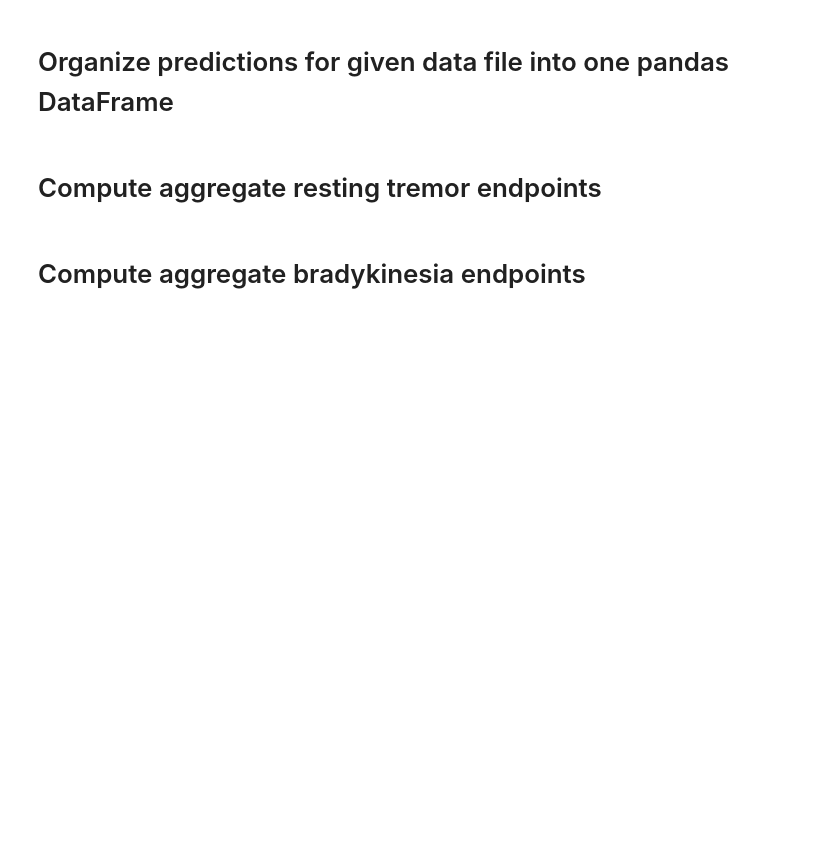
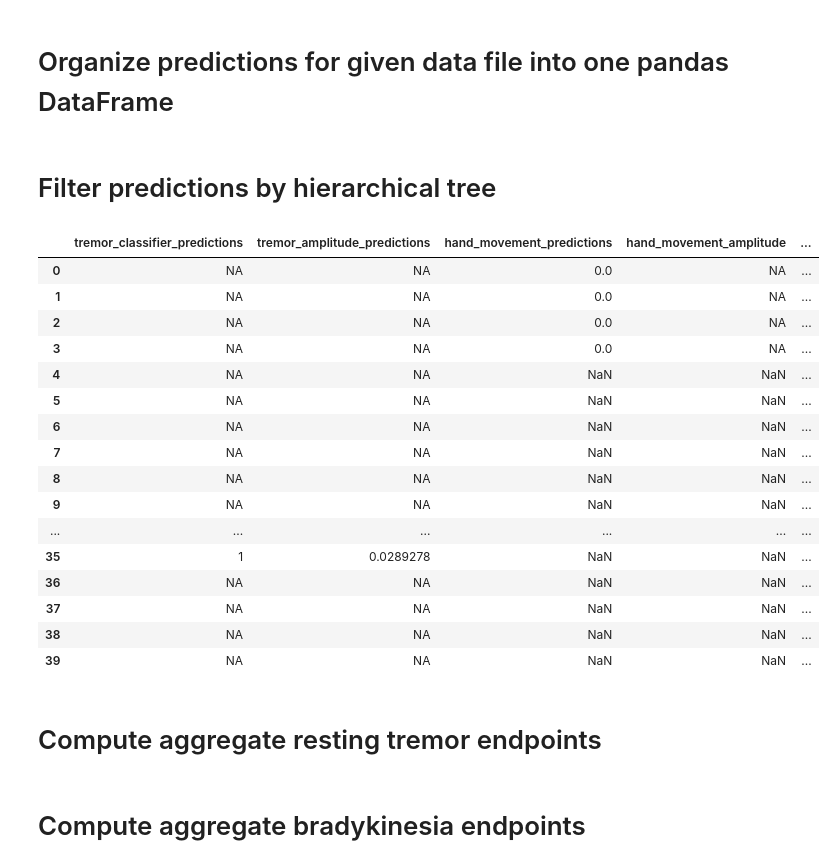
Before and after one commit to NikhilMahadevan/analyze-tremor-bradykinesia-PD, a Jupyter notebook: demo/demo_run_analytics.ipynb, the cells around one changed output. Cells and saved outputs as stored; diff of their text form; code cells hidden in the pictures; blank space fills up the shorter version.

Commit message:
update demo

```diff
--- a/demo/demo_run_analytics.ipynb
+++ b/demo/demo_run_analytics.ipynb
@@ -15,7 +15,7 @@ raw_data_sampling_rate = 100.
 # Load Raw Data
 # %%
 # Load raw data into Pandas DataFrame
-raw_data_df = pd.read_csv(raw_data_filepath, nrows=raw_data_sampling_rate*120) # Running code on 1 minute of data for demo purposes
+raw_data_df = pd.read_csv(raw_data_filepath) # Running code on 2 minutes of data for demo purposes
 raw_data_df.head()
 
 # Plot data
@@ -112,0 +111,6 @@ from classifiers import resting_tremor_amplitude_classifier
+# %%
+from classifiers import resting_tremor_amplitude_classifier
+
+# Compute rest tremor amplitude in 3 second windows
+rest_tremor_amplitude_predictions = resting_tremor_amplitude_classifier.calculate_tremor_amplitude(raw_data_df, raw_data_sampling_rate)
+rest_tremor_amplitude_predictions
@@ -116,0 +137,9 @@ from classifiers import hand_movement_features
+# %%
+from classifiers import hand_movement_features
+
+# Calculate features of hand movement in 3 second windows
+hand_movement_amplitude_predictions, hand_movement_jerk_predictions = hand_movement_features.calculate_amplitude_and_smoothness_features(raw_data_df, raw_data_sampling_rate)
+print 'Hand movement amplitude'
+print hand_movement_amplitude_predictions
+print 'Smoothness of hand movement'
+print hand_movement_jerk_predictions
@@ -117,7 +151,50 @@ from classifiers import hand_movement_features
 # %% [markdown]
 # Organize predictions for given data file into one pandas DataFrame
+# %%
+def generate_dummy_predictions(length):
+    import random
+    preds = [0]*(length/2) + [1]*(length/2)
+#     random.shuffle(preds)
+    return preds
+
+# Generate dummy predictions for gait and tremor
+gait_predictions = generate_dummy_predictions(len(hand_movement_predictions))
+tremor_predictions = generate_dummy_predictions(len(hand_movement_predictions))
+
+# Organize all module predictions into 1 Pandas DataFrame
+predictions_df = pd.DataFrame()
+predictions_df['hand_movement'] = pd.Series(hand_movement_predictions)
+predictions_df['gait'] = pd.Series(gait_predictions)
+predictions_df['tremor_constancy'] = pd.Series(tremor_predictions)
+predictions_df['tremor_amplitude'] = pd.Series(rest_tremor_amplitude_predictions)
+predictions_df['hand_movement_amplitude'] = pd.Series(hand_movement_amplitude_predictions)
+predictions_df['hand_movement_jerk'] = pd.Series(hand_movement_jerk_predictions)
+predictions_df.to_csv('/Users/mahadn04/Desktop/sample_predictions.csv')
+# %% [markdown]
+# Filter predictions by hierarchical tree
 # %%
 from endpoints import filter_classifier_predictions
+
+filtered_predictions_df = filter_classifier_predictions.filter_predictions_by_tree(predictions_df)
+filtered_predictions_df
+# %% [output]
+|  | tremor_classifier_predictions | tremor_amplitude_predictions | hand_movement_predictions | hand_movement_amplitude | ... |
+| 0 | NA | NA | 0.0 | NA | ... |
+| 1 | NA | NA | 0.0 | NA | ... |
+| 2 | NA | NA | 0.0 | NA | ... |
+| 3 | NA | NA | 0.0 | NA | ... |
+| 4 | NA | NA | NaN | NaN | ... |
+| 5 | NA | NA | NaN | NaN | ... |
+| 6 | NA | NA | NaN | NaN | ... |
+| 7 | NA | NA | NaN | NaN | ... |
+| 8 | NA | NA | NaN | NaN | ... |
+| 9 | NA | NA | NaN | NaN | ... |
+| ... | ... | ... | ... | ... | ... |
+| 35 | 1 | 0.0289278 | NaN | NaN | ... |
+| 36 | NA | NA | NaN | NaN | ... |
+| 37 | NA | NA | NaN | NaN | ... |
+| 38 | NA | NA | NaN | NaN | ... |
+| 39 | NA | NA | NaN | NaN | ... |
 # %% [markdown]
 # Compute aggregate resting tremor endpoints
 # %%
```
Also changed, not shown: parts of 5 cells of this notebook, 1 other file.
